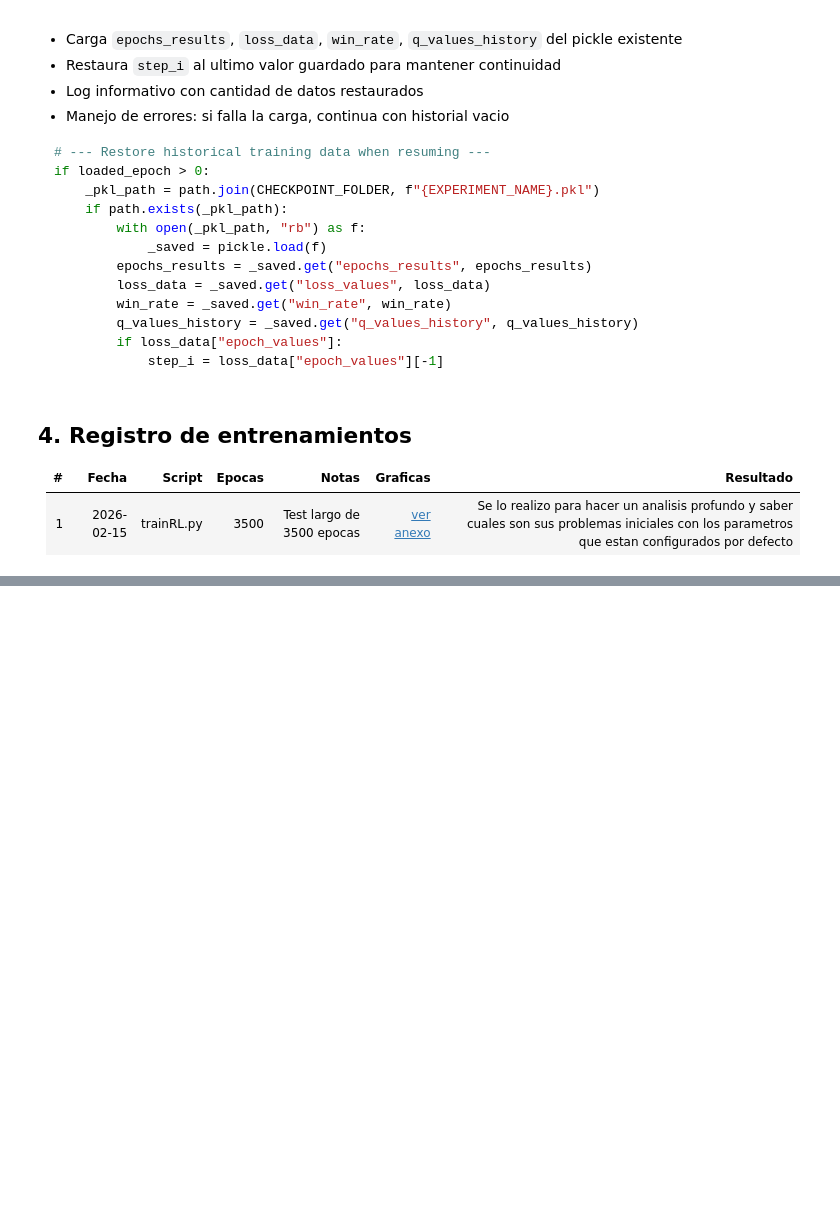
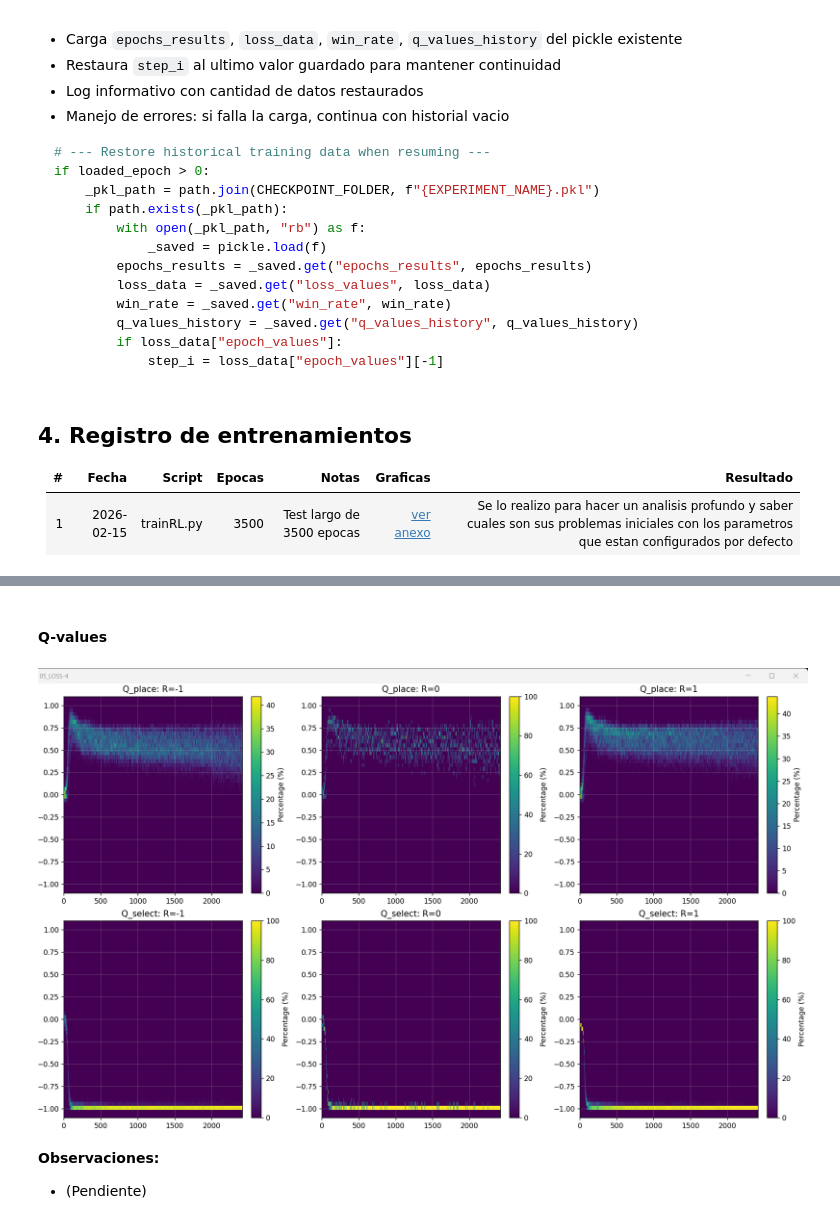
Before and after one commit to Francis1918/Quartopy-trainer, a Jupyter notebook: bitacora_2_entrenamiento_2026-02-15.ipynb, the cells around one changed output, grey strips where cells are left out. Saved outputs shown, nothing was run; the diff lists cells and outputs as text; code cells hidden in the pictures; blank space fills up the shorter version.

```diff
--- a/bitacora_2_entrenamiento_2026-02-15.ipynb
+++ b/bitacora_2_entrenamiento_2026-02-15.ipynb
@@ -175,0 +184,9 @@ if loaded_epoch > 0:
+# %%
+display(Markdown("#### Q-values"))
+display(Image(filename=path.join(IMG_FOLDER, "Loss4ParamDefect15-02.png")))
+# %% [output]
+#### Q-values
+[figure, added]
+# %% [markdown]
+**Observaciones:**
+- (Pendiente)
```
Also changed, not shown: parts of 5 cells of this notebook, 3 other files.
